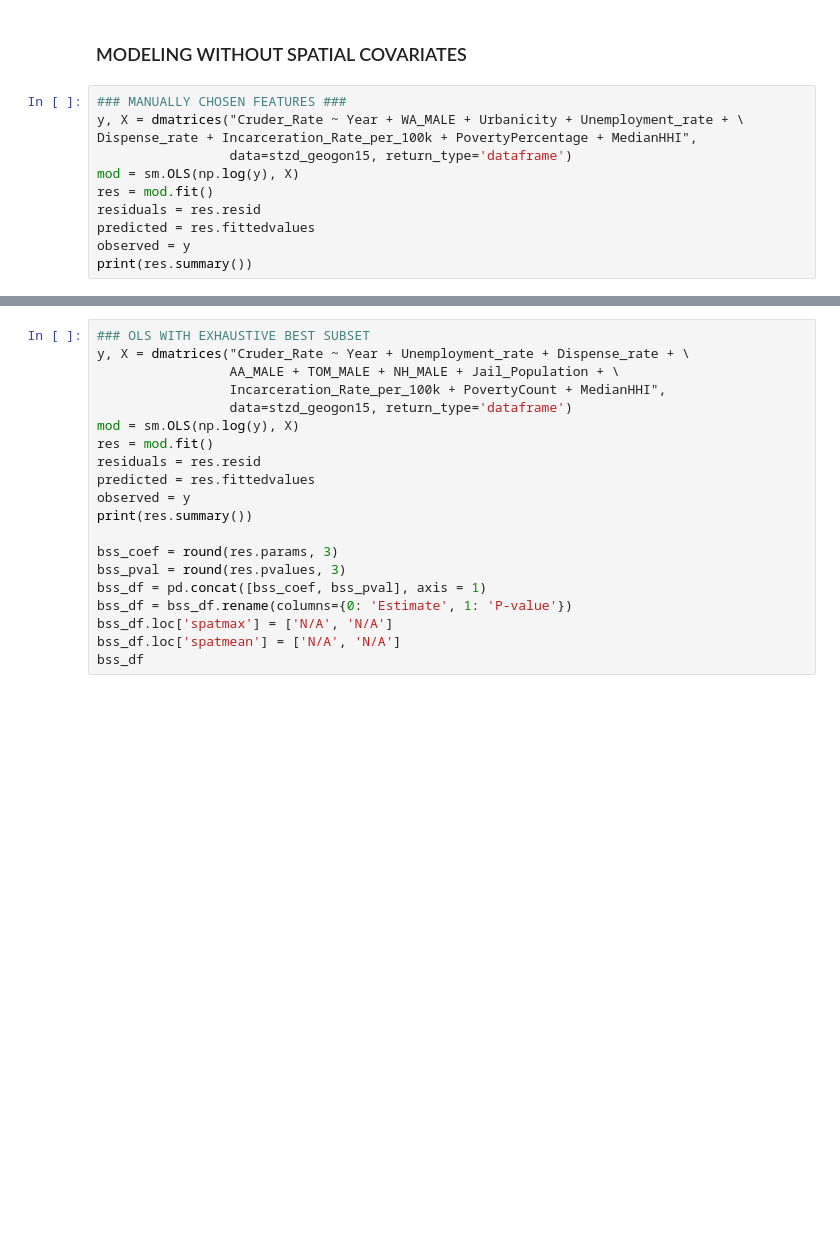
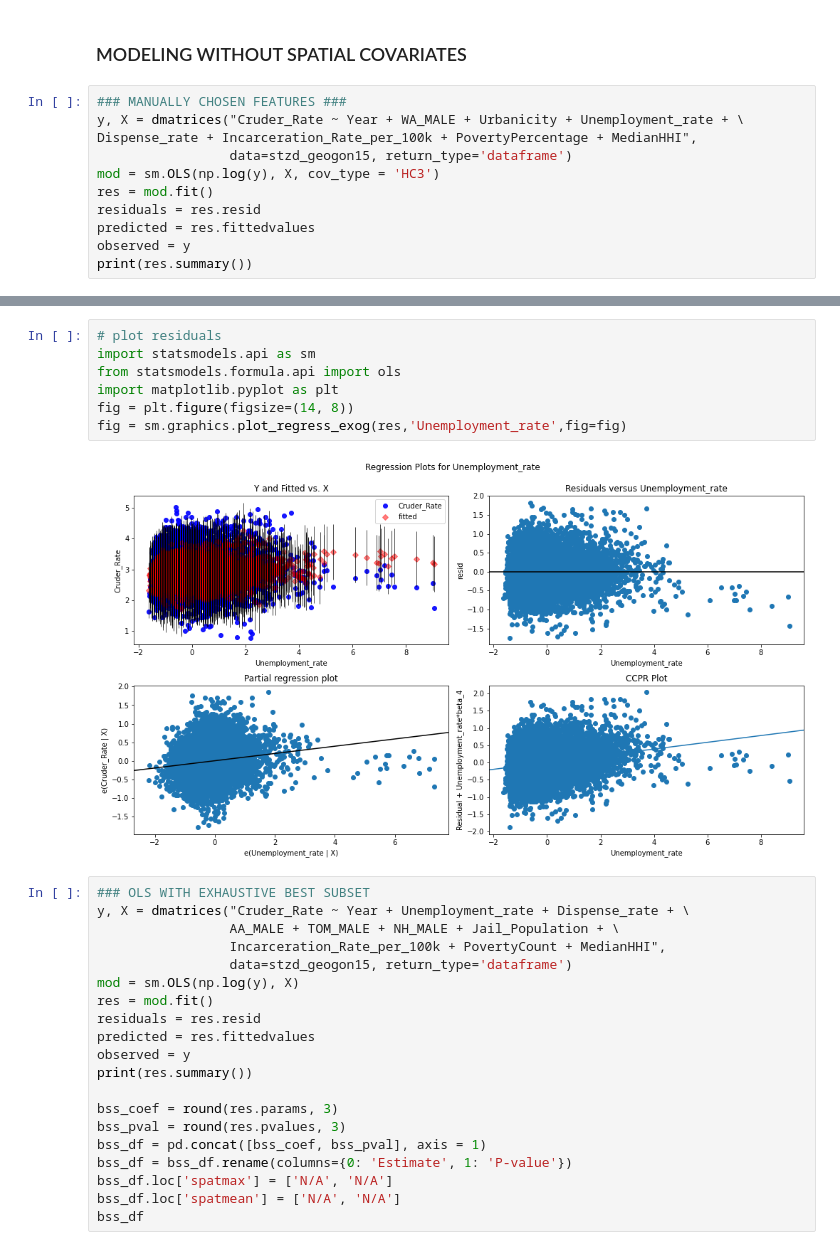
Before and after one commit to rhiannz/drugs, a Jupyter notebook: Analysis/Modeling/modeling_geogon_od.ipynb, the cells around one changed output, grey strips where cells are left out. Drawn from its saved outputs; the diff is of its cells as text; blank space fills up the shorter version.

Commit message:
add residual plot code

```diff
--- a/Analysis/Modeling/modeling_geogon_od.ipynb
+++ b/Analysis/Modeling/modeling_geogon_od.ipynb
@@ -281,7 +298,7 @@ Unemployment_rate + Dispense_rate + Incarceration_Rate_per_100k + PovertyPercent
 y, X = dmatrices("Cruder_Rate ~ Year + WA_MALE + Urbanicity + Unemployment_rate + \
 Dispense_rate + Incarceration_Rate_per_100k + PovertyPercentage + MedianHHI",
                  data=stzd_geogon15, return_type='dataframe')
-mod = sm.OLS(np.log(y), X)
+mod = sm.OLS(np.log(y), X, cov_type = 'HC3')
 res = mod.fit()
 residuals = res.resid
 predicted = res.fittedvalues
@@ -305,6 +322,15 @@ Notes:
 [1] Standard Errors assume that the covariance matrix of the errors is correctly specified.
 [2] The condition number is large, 2.36e+06. This might indicate that there are
 strong multicollinearity or other numerical problems.
+# %%
+# plot residuals
+import statsmodels.api as sm
+from statsmodels.formula.api import ols
+import matplotlib.pyplot as plt
+fig = plt.figure(figsize=(14, 8))
+fig = sm.graphics.plot_regress_exog(res,'Unemployment_rate',fig=fig)
+# %% [output]
+[figure, added]
 # %%
 ### OLS WITH EXHAUSTIVE BEST SUBSET
 y, X = dmatrices("Cruder_Rate ~ Year + Unemployment_rate + Dispense_rate + \
```
Also changed, not shown: parts of 3 cells of this notebook.
